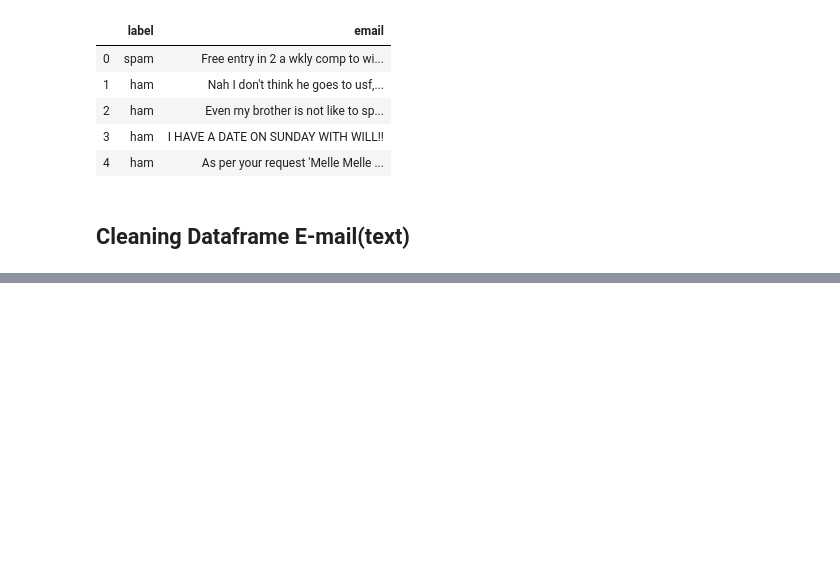
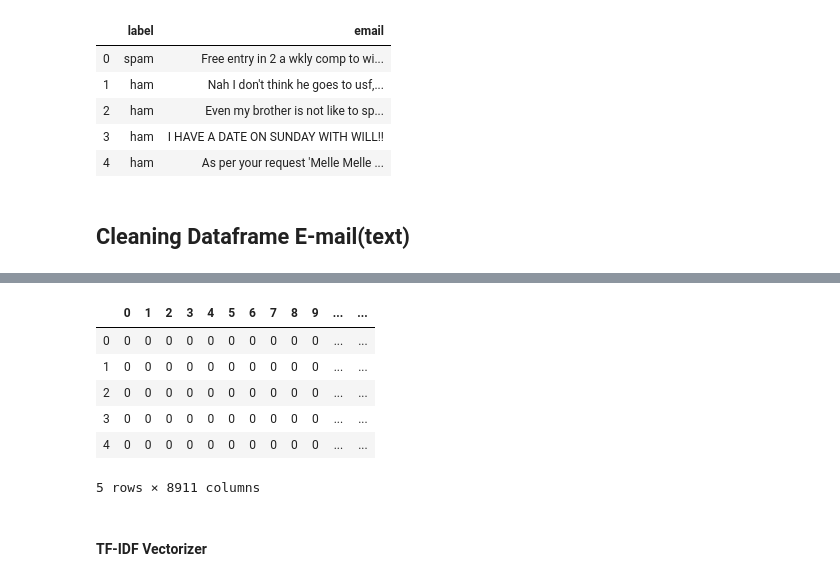
Before and after one commit to ankursahni/Natural-Language-Processing-NLP-, a Jupyter notebook: Ham_Spam(email)_classifier.ipynb, the cells around one changed output, grey strips where cells are left out. Saved outputs shown, nothing was run; the diff lists cells and outputs as text; code cells hidden in the pictures; blank space fills up the shorter version.

```diff
--- a/Ham_Spam(email)_classifier.ipynb
+++ b/Ham_Spam(email)_classifier.ipynb
@@ -48,0 +57,18 @@ df.head()
+# %%
+from sklearn.feature_extraction.text import CountVectorizer
+
+count_vect = CountVectorizer(analyzer=clean_text)
+X_counts = count_vect.fit_transform(df['email'])
+# %%
+X_counts_df = pd.DataFrame(X_counts.toarray())
+X_counts_df.head()
+# %% [output]
+|  | 0 | 1 | 2 | 3 | 4 | 5 | 6 | 7 | 8 | 9 | ... | ... |
+| 0 | 0 | 0 | 0 | 0 | 0 | 0 | 0 | 0 | 0 | 0 | ... | ... |
+| 1 | 0 | 0 | 0 | 0 | 0 | 0 | 0 | 0 | 0 | 0 | ... | ... |
+| 2 | 0 | 0 | 0 | 0 | 0 | 0 | 0 | 0 | 0 | 0 | ... | ... |
+| 3 | 0 | 0 | 0 | 0 | 0 | 0 | 0 | 0 | 0 | 0 | ... | ... |
+| 4 | 0 | 0 | 0 | 0 | 0 | 0 | 0 | 0 | 0 | 0 | ... | ... |
+5 rows × 8911 columns
+# %% [markdown]
+#### TF-IDF Vectorizer
```
Also changed, not shown: parts of 23 cells of this notebook.
